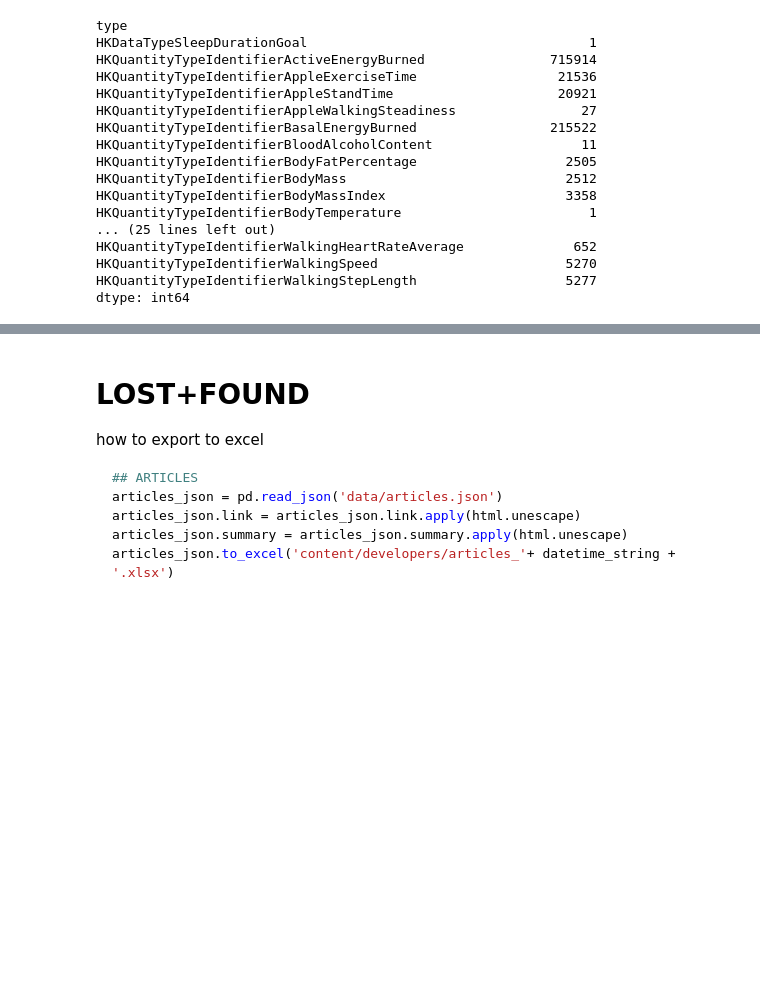
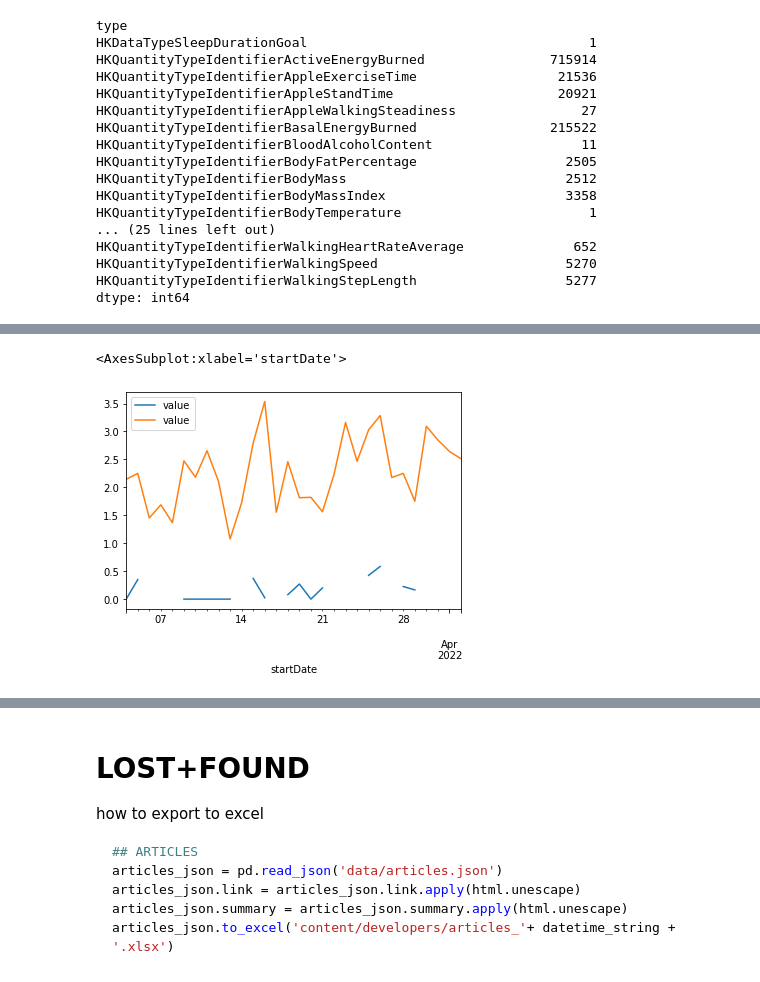
Before and after one commit to brunoamaral/mobility-report, a Jupyter notebook: mobility-report.ipynb, the cells around one changed output, grey strips where cells are left out. Cells and saved outputs as stored; diff of their text form; code cells hidden in the pictures; blank space fills up the shorter version.

```diff
--- a/mobility-report.ipynb
+++ b/mobility-report.ipynb
@@ -301,0 +321,6 @@ https://www.apple.com/ca/healthcare/docs/site/Measuring_Walking_Quality_Through_
+# %%
+ax=walking_asymmetry_day.last('30D').plot()
+walking_distance_day.last('30D').plot(ax=ax)
+# %% [output]
+<AxesSubplot:xlabel='startDate'>
+[figure, added]
```
Also changed, not shown: parts of 14 cells of this notebook.
